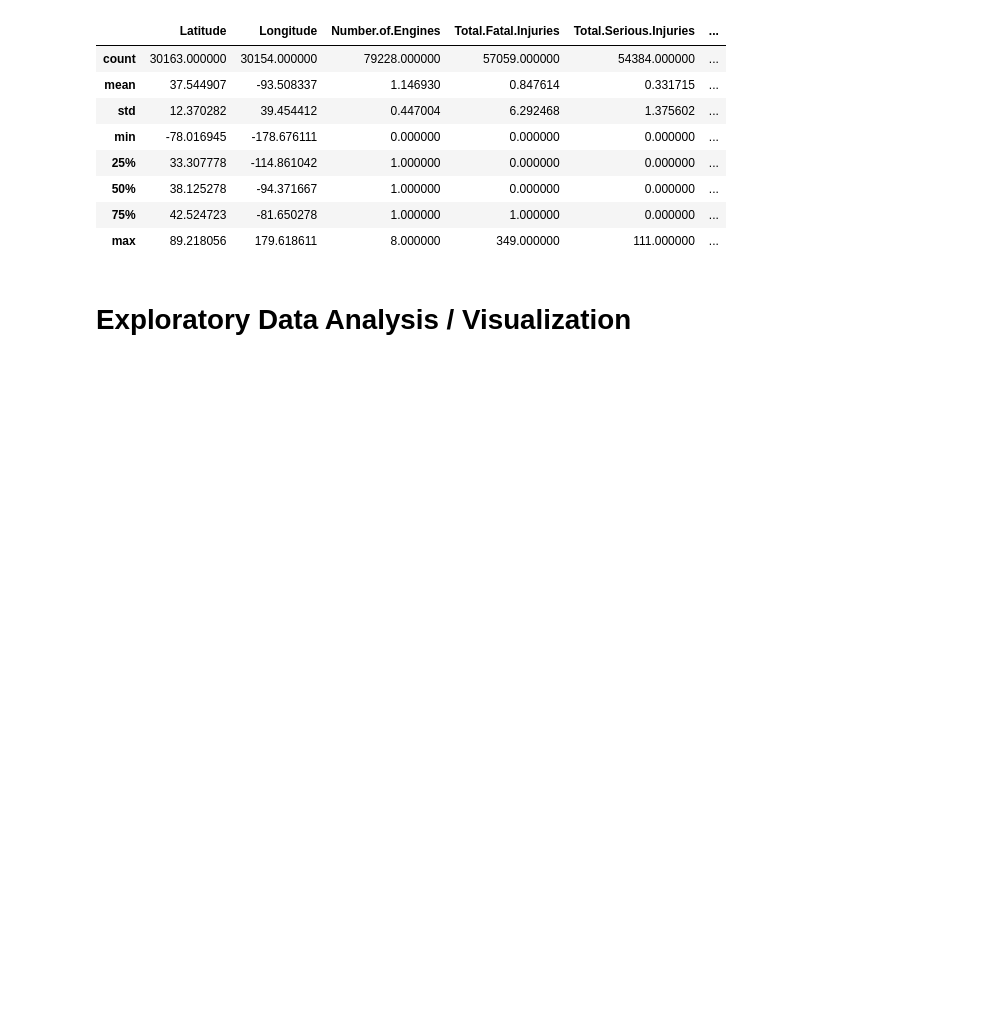
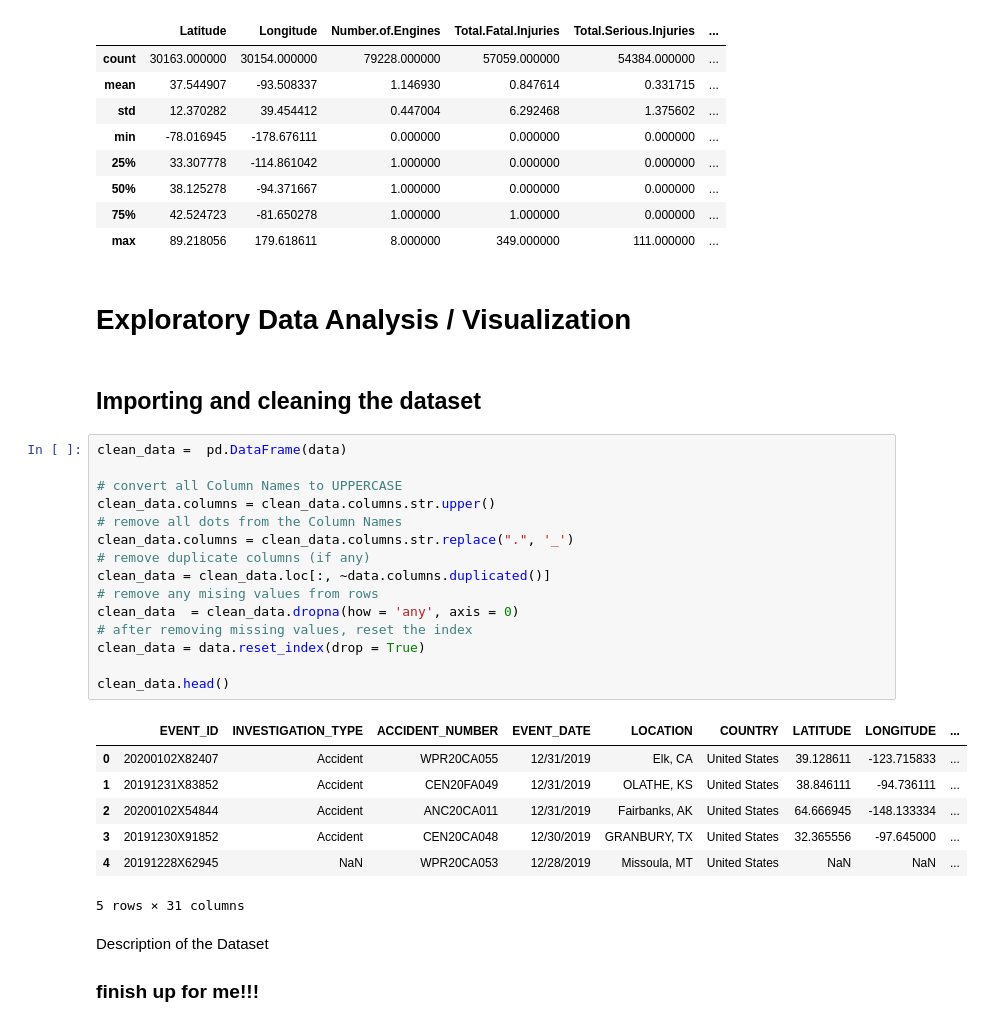
Before and after one commit to saobangmath/CZ1015---Miniproject, a Jupyter notebook: Miniproject.ipynb, the cells around one changed output. Saved outputs shown, nothing was run; the diff lists cells and outputs as text; blank space fills up the shorter version.

```diff
--- a/Miniproject.ipynb
+++ b/Miniproject.ipynb
@@ -122,3 +126,32 @@ data.describe()
 | max | 89.218056 | 179.618611 | 8.000000 | 349.000000 | 111.000000 | ... |
 # %% [markdown]
 # Exploratory Data Analysis / Visualization
+# %% [markdown]
+## Importing and cleaning the dataset
+# %%
+clean_data =  pd.DataFrame(data)
+
+# convert all Column Names to UPPERCASE
+clean_data.columns = clean_data.columns.str.upper()
+# remove all dots from the Column Names
+clean_data.columns = clean_data.columns.str.replace(".", '_')
+# remove duplicate columns (if any)
+clean_data = clean_data.loc[:, ~data.columns.duplicated()]
+# remove any mising values from rows
+clean_data  = clean_data.dropna(how = 'any', axis = 0)
+# after removing missing values, reset the index
+clean_data = data.reset_index(drop = True)
+
+clean_data.head()
+# %% [output]
+|  | EVENT_ID | INVESTIGATION_TYPE | ACCIDENT_NUMBER | EVENT_DATE | LOCATION | COUNTRY | LATITUDE | LONGITUDE | ... |
+| 0 | 20200102X82407 | Accident | WPR20CA055 | 12/31/2019 | Elk, CA | United States | 39.128611 | -123.715833 | ... |
+| 1 | 20191231X83852 | Accident | CEN20FA049 | 12/31/2019 | OLATHE, KS | United States | 38.846111 | -94.736111 | ... |
+| 2 | 20200102X54844 | Accident | ANC20CA011 | 12/31/2019 | Fairbanks, AK | United States | 64.666945 | -148.133334 | ... |
+| 3 | 20191230X91852 | Accident | CEN20CA048 | 12/30/2019 | GRANBURY, TX | United States | 32.365556 | -97.645000 | ... |
+| 4 | 20191228X62945 | NaN | WPR20CA053 | 12/28/2019 | Missoula, MT | United States | NaN | NaN | ... |
+5 rows × 31 columns
+# %% [markdown]
+Description of the Dataset
+
+### finish up for me!!!
```
Also changed, not shown: parts of 8 cells of this notebook.
